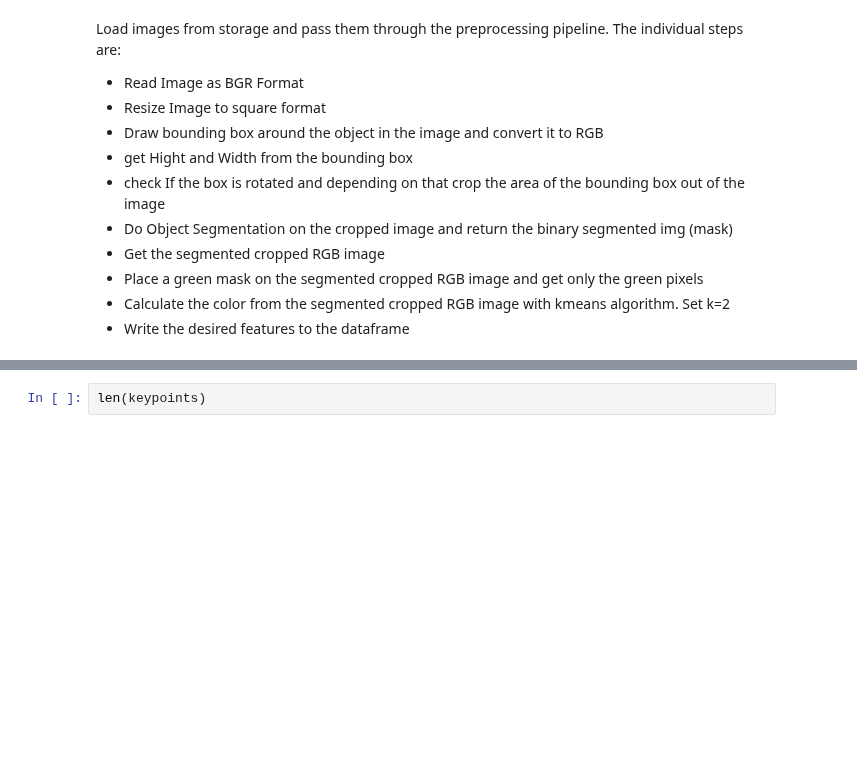
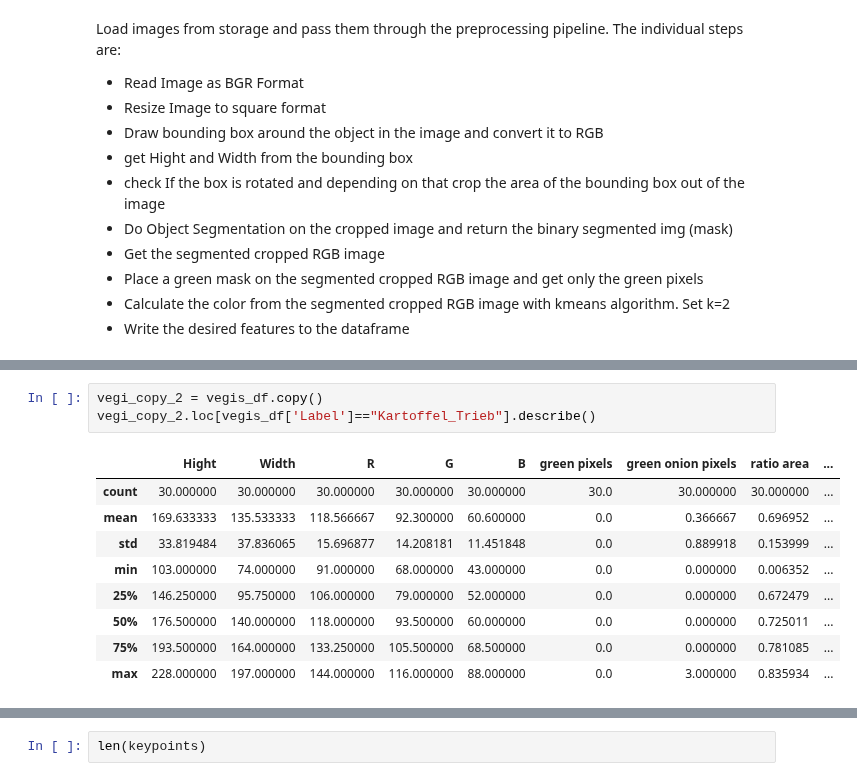
Before and after one commit to leons1396/AI_project, a Jupyter notebook: Image_processing/Preprocessing/image_preprocessing.ipynb, the cells around one changed output, grey strips where cells are left out. Drawn from its saved outputs; the diff is of its cells as text; blank space fills up the shorter version.

```diff
--- a/Image_processing/Preprocessing/image_preprocessing.ipynb
+++ b/Image_processing/Preprocessing/image_preprocessing.ipynb
@@ -682,0 +698,13 @@ show_image_plt(vegi_hsv)
+# %%
+vegi_copy_2 = vegis_df.copy()
+vegi_copy_2.loc[vegis_df['Label']=="Kartoffel_Trieb"].describe()
+# %% [output]
+|  | Hight | Width | R | G | B | green pixels | green onion pixels | ratio area | ... |
+| count | 30.000000 | 30.000000 | 30.000000 | 30.000000 | 30.000000 | 30.0 | 30.000000 | 30.000000 | ... |
+| mean | 169.633333 | 135.533333 | 118.566667 | 92.300000 | 60.600000 | 0.0 | 0.366667 | 0.696952 | ... |
+| std | 33.819484 | 37.836065 | 15.696877 | 14.208181 | 11.451848 | 0.0 | 0.889918 | 0.153999 | ... |
+| min | 103.000000 | 74.000000 | 91.000000 | 68.000000 | 43.000000 | 0.0 | 0.000000 | 0.006352 | ... |
+| 25% | 146.250000 | 95.750000 | 106.000000 | 79.000000 | 52.000000 | 0.0 | 0.000000 | 0.672479 | ... |
+| 50% | 176.500000 | 140.000000 | 118.000000 | 93.500000 | 60.000000 | 0.0 | 0.000000 | 0.725011 | ... |
+| 75% | 193.500000 | 164.000000 | 133.250000 | 105.500000 | 68.500000 | 0.0 | 0.000000 | 0.781085 | ... |
+| max | 228.000000 | 197.000000 | 144.000000 | 116.000000 | 88.000000 | 0.0 | 3.000000 | 0.835934 | ... |
```
Also changed, not shown: parts of 18 cells of this notebook, 6 other files.
